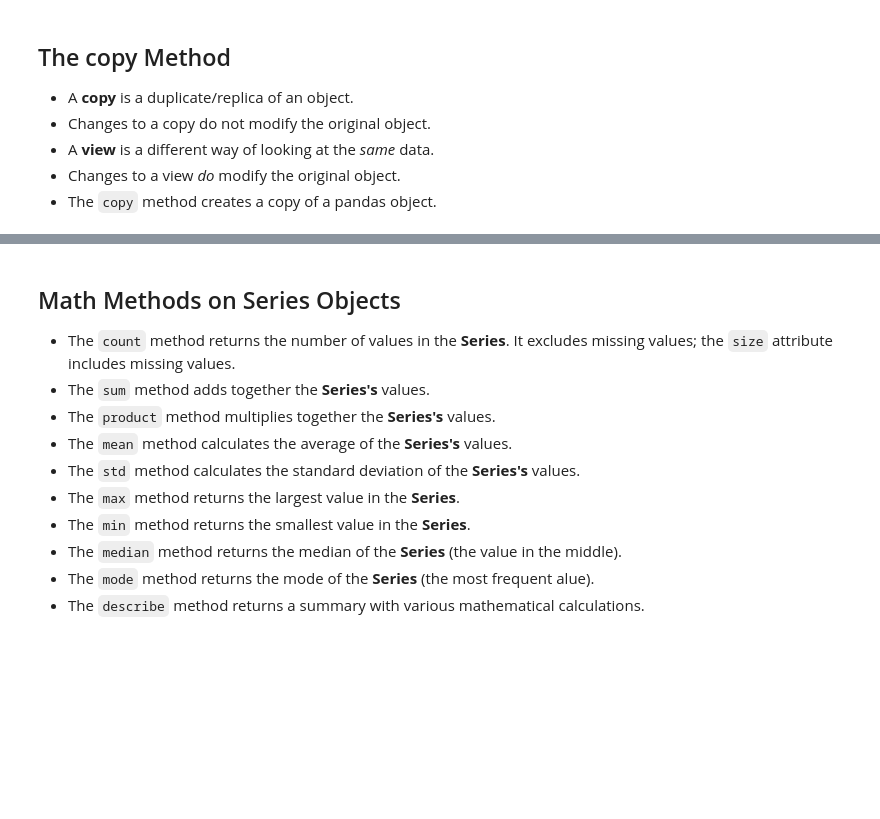
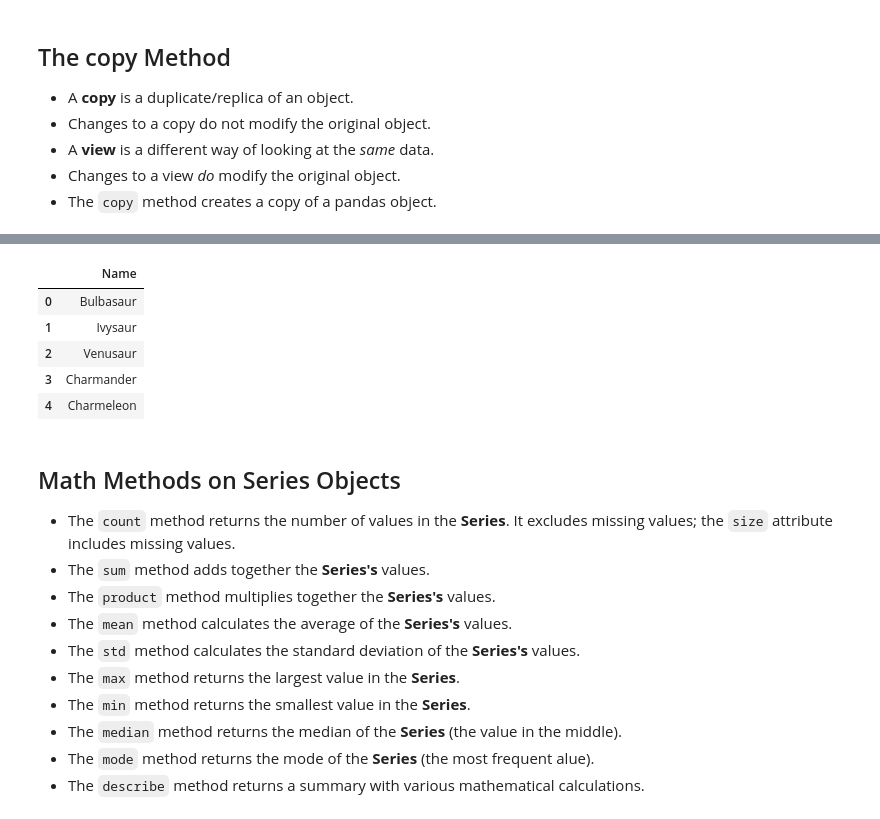
Before and after one commit to cslcalderon/pandas_refresher, a Jupyter notebook: 03 - Series.ipynb, the cells around one changed output, grey strips where cells are left out. Cells and saved outputs as stored; diff of their text form; code cells hidden in the pictures; blank space fills up the shorter version.

```diff
--- a/03 - Series.ipynb
+++ b/03 - Series.ipynb
@@ -202,0 +591,4 @@ pd.read_csv("data/pokemon.csv")
+# %%
+#making a real copy
+pokemon_df = pd.read_csv("data/pokemon.csv", usecols=["Name"])
+pokemon_series = pokemon_df.squeeze("columns").copy()
@@ -203,3 +605,12 @@ pd.read_csv("data/pokemon.csv")
+# %%
+pokemon_df.head()
+# %% [output]
+|  | Name |
+| 0 | Bulbasaur |
+| 1 | Ivysaur |
+| 2 | Venusaur |
+| 3 | Charmander |
+| 4 | Charmeleon |
 # %% [markdown]
 ## Math Methods on Series Objects
 - The `count` method returns the number of values in the **Series**. It excludes missing values; the `size` attribute includes missing values.
```
Also changed, not shown: parts of 67 cells of this notebook, 1 other file.
